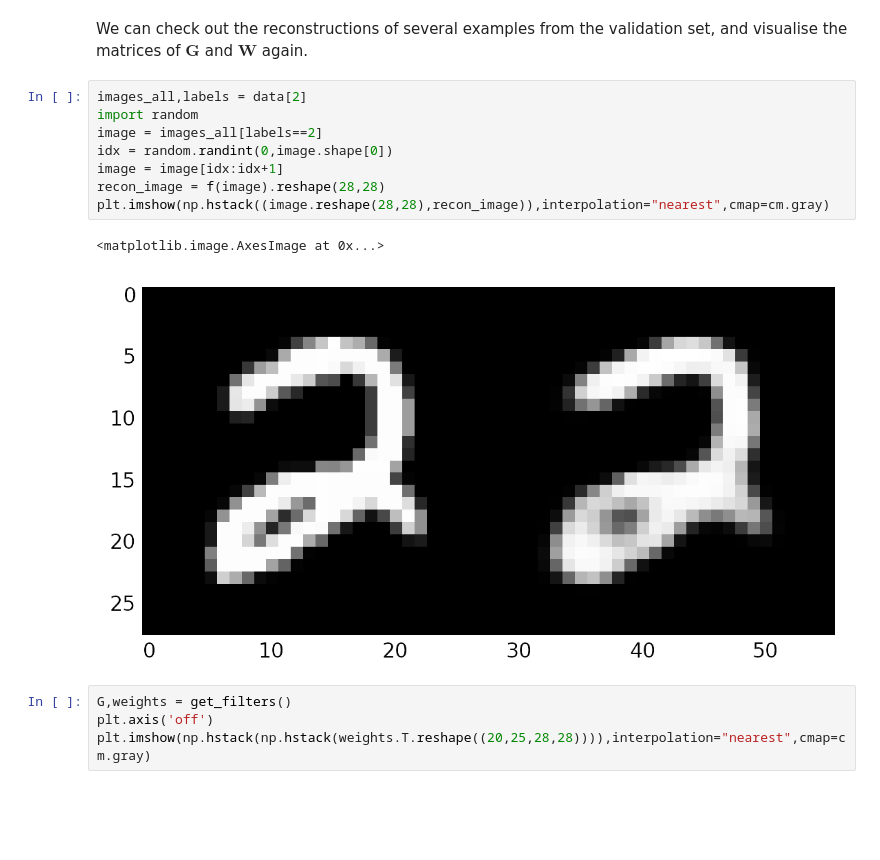
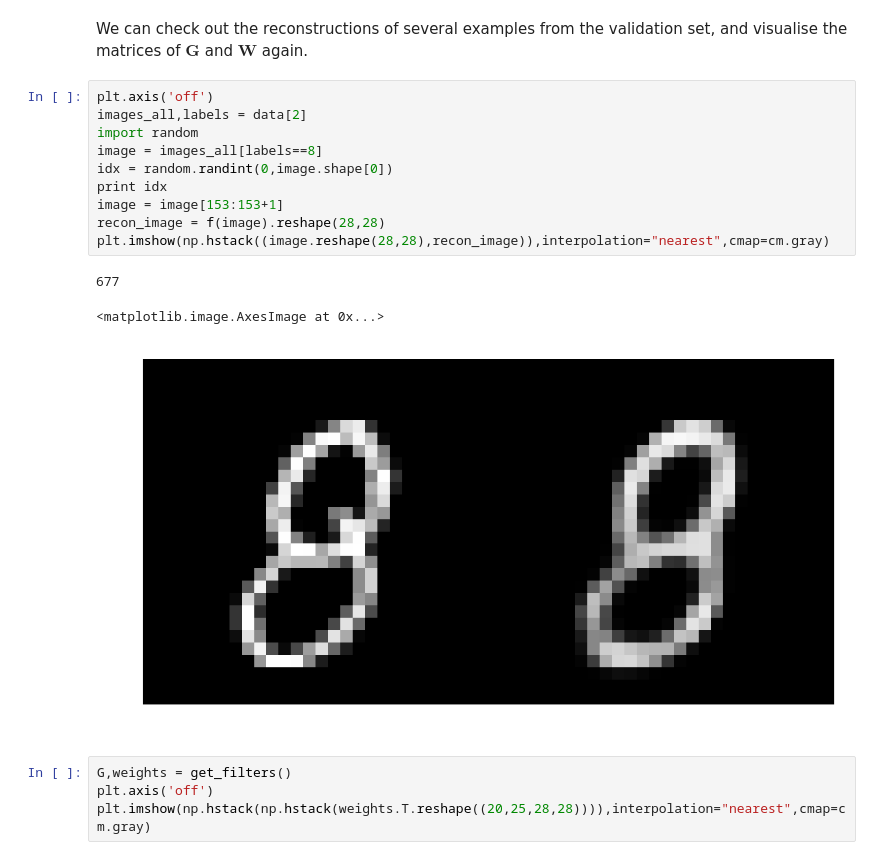
Before and after one commit to shawntan/viz-speech, a Jupyter notebook: Gaussian Feature Extractors.ipynb, the cells around one changed output. Drawn from its saved outputs; the diff is of its cells as text; blank space fills up the shorter version.

```diff
--- a/Gaussian Feature Extractors.ipynb
+++ b/Gaussian Feature Extractors.ipynb
@@ -102,16 +114,19 @@ P.load('ae_gaussian.model')
 # %% [markdown]
 We can check out the reconstructions of several examples from the validation set, and visualise the matrices of $\mathbf{G}$ and $\mathbf{W}$ again.
 # %%
+plt.axis('off')
 images_all,labels = data[2]
 import random
-image = images_all[labels==2]
+image = images_all[labels==8]
 idx = random.randint(0,image.shape[0])
-image = image[idx:idx+1]
+print idx
+image = image[153:153+1]
 recon_image = f(image).reshape(28,28)
 plt.imshow(np.hstack((image.reshape(28,28),recon_image)),interpolation="nearest",cmap=cm.gray)
 # %% [output]
-<matplotlib.image.AxesImage at 0x...>
+677
+<matplotlib.image.AxesImage at 0x...>
-[figure, old version]
+[figure, new version]
 # %%
 G,weights = get_filters()
 plt.axis('off')
```
Also changed, not shown: parts of 4 cells of this notebook, 6 other files.
